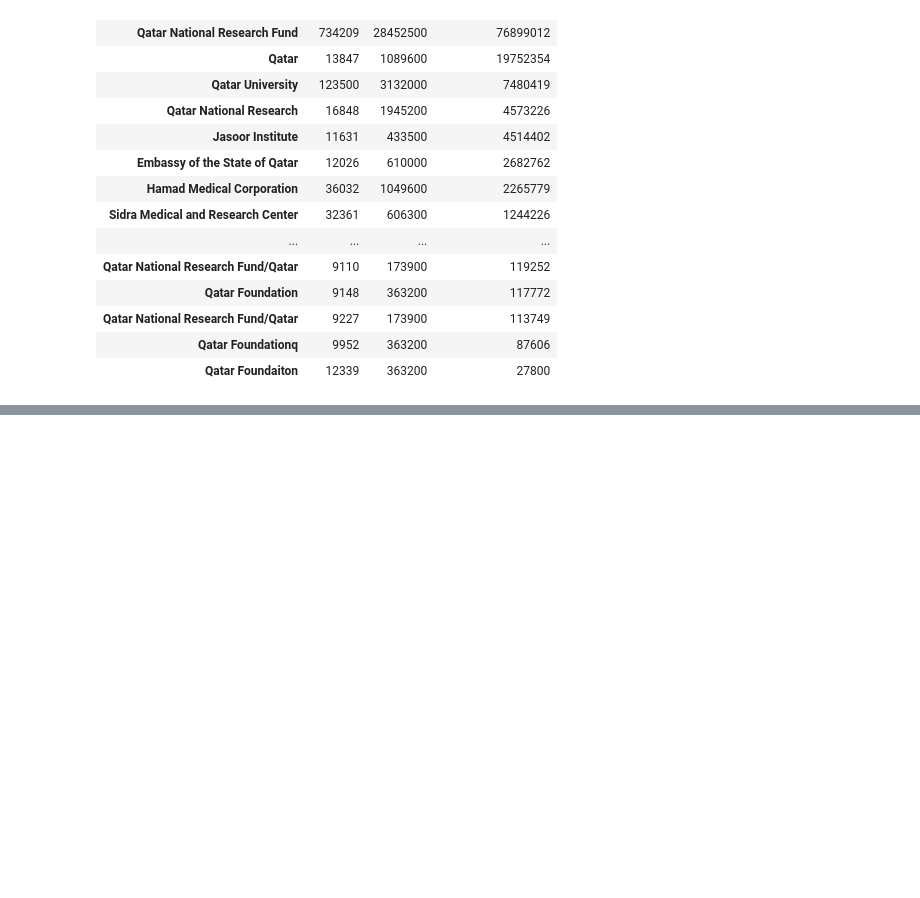
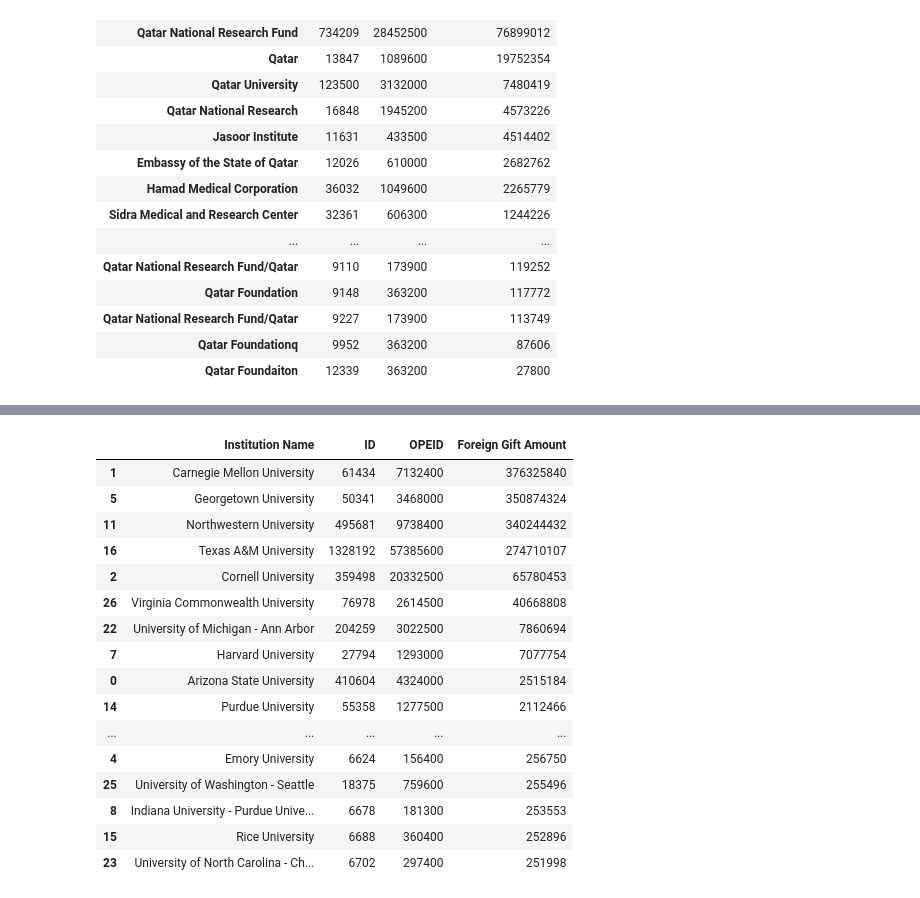
Before and after one commit to Humera97/Data-Studio, a Jupyter notebook: us_college_foreign_gifts/Cleaning and Exploring Data.ipynb, the cells around one changed output, grey strips where cells are left out. Saved outputs shown, nothing was run; the diff lists cells and outputs as text; code cells hidden in the pictures; blank space fills up the shorter version.

```diff
--- a/us_college_foreign_gifts/Cleaning and Exploring Data.ipynb
+++ b/us_college_foreign_gifts/Cleaning and Exploring Data.ipynb
@@ -361,0 +402,20 @@ KeyError: 'Instiution Name'
+# %%
+df2
+# %% [output]
+|  | Institution Name | ID | OPEID | Foreign Gift Amount |
+| 1 | Carnegie Mellon University | 61434 | 7132400 | 376325840 |
+| 5 | Georgetown University | 50341 | 3468000 | 350874324 |
+| 11 | Northwestern University | 495681 | 9738400 | 340244432 |
+| 16 | Texas A&M University | 1328192 | 57385600 | 274710107 |
+| 2 | Cornell University | 359498 | 20332500 | 65780453 |
+| 26 | Virginia Commonwealth University | 76978 | 2614500 | 40668808 |
+| 22 | University of Michigan - Ann Arbor | 204259 | 3022500 | 7860694 |
+| 7 | Harvard University | 27794 | 1293000 | 7077754 |
+| 0 | Arizona State University | 410604 | 4324000 | 2515184 |
+| 14 | Purdue University | 55358 | 1277500 | 2112466 |
+| ... | ... | ... | ... | ... |
+| 4 | Emory University | 6624 | 156400 | 256750 |
+| 25 | University of Washington - Seattle | 18375 | 759600 | 255496 |
+| 8 | Indiana University - Purdue Unive... | 6678 | 181300 | 253553 |
+| 15 | Rice University | 6688 | 360400 | 252896 |
+| 23 | University of North Carolina - Ch... | 6702 | 297400 | 251998 |
```
Also changed, not shown: parts of 16 cells of this notebook, 2 other files.
